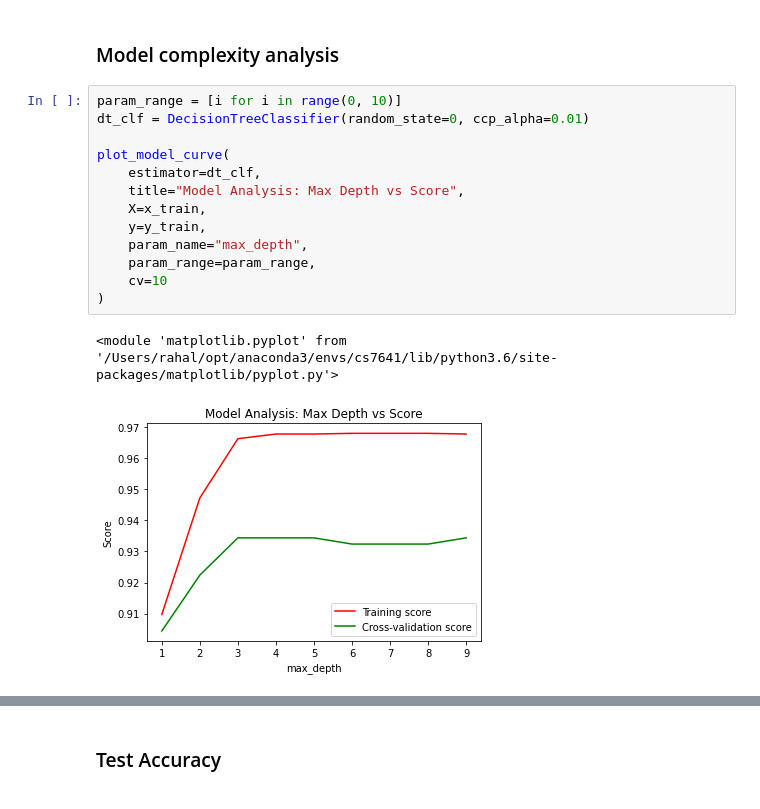
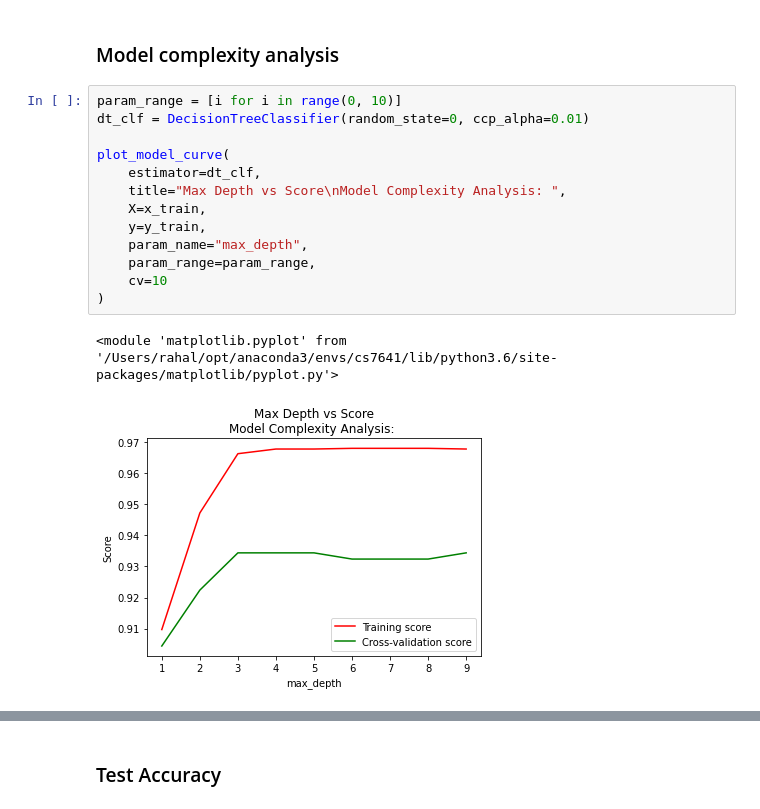
Before and after one commit to rahalrsh/supervised-learning, a Jupyter notebook: breast-cancer.ipynb, the cells around one changed output, grey strips where cells are left out. Drawn from its saved outputs; the diff is of its cells as text.

```diff
--- a/breast-cancer.ipynb
+++ b/breast-cancer.ipynb
@@ -399,19 +399,19 @@ Fit Time: 0.00830247402191162
 # %%
 param_range = [i for i in range(0, 10)]
 dt_clf = DecisionTreeClassifier(random_state=0, ccp_alpha=0.01)
 
 plot_model_curve(
     estimator=dt_clf,
-    title="Model Analysis: Max Depth vs Score",
+    title="Max Depth vs Score\nModel Complexity Analysis: ",
     X=x_train,
     y=y_train,
     param_name="max_depth",
     param_range=param_range,
     cv=10
 )
 # %% [output]
 <module 'matplotlib.pyplot' from '/Users/rahal/opt/anaconda3/envs/cs7641/lib/python3.6/site-packages/matplotlib/pyplot.py'>
-[figure, old version]
+[figure, new version]
 # %%
 param_range = np.linspace(0.00, 0.2, 50)
 
```
Also changed, not shown: parts of 34 cells of this notebook, 2 other files.
